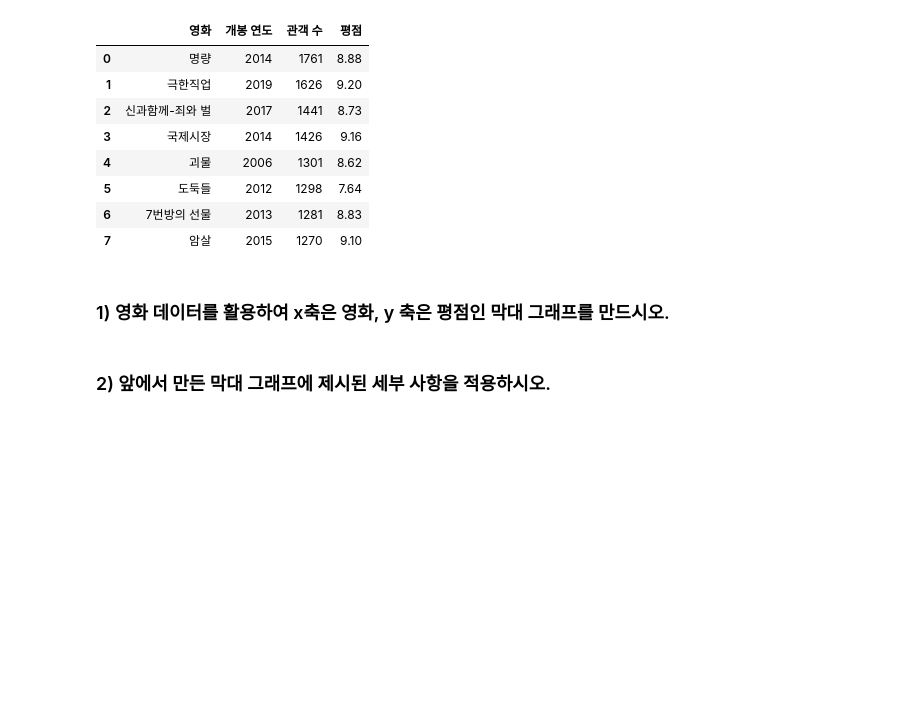
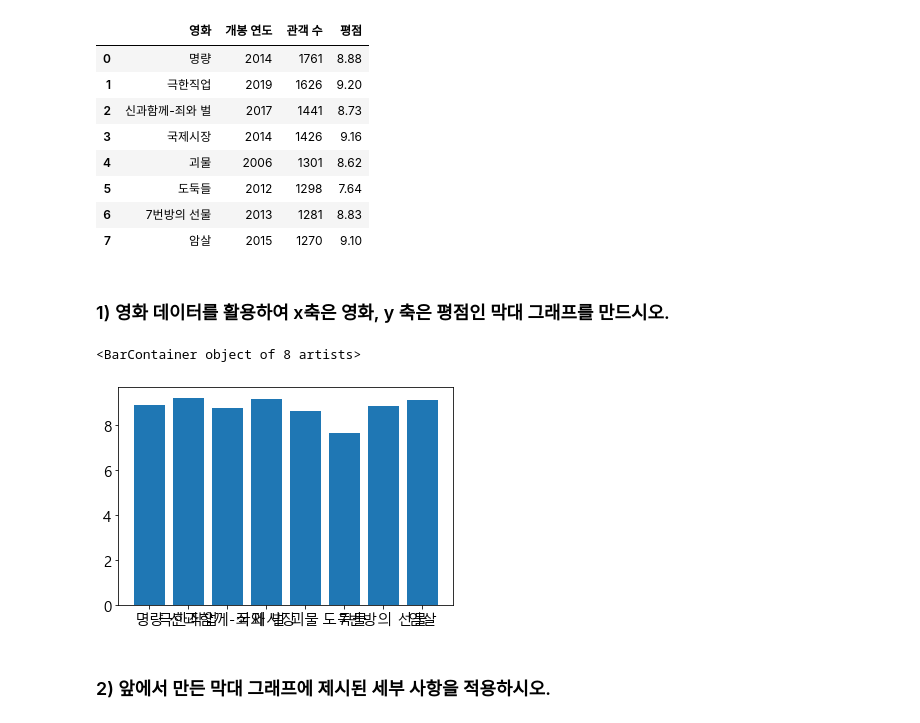
Before and after one commit to geonnny/Python-basic, a Jupyter notebook: Matplotlib/17. 퀴즈.ipynb, the cells around one changed output. Saved outputs shown, nothing was run; the diff lists cells and outputs as text; code cells hidden in the pictures; blank space fills up the shorter version.

```diff
--- a/Matplotlib/17. 퀴즈.ipynb
+++ b/Matplotlib/17. 퀴즈.ipynb
@@ -31,6 +31,11 @@ df
 | 7 | 암살 | 2015 | 1270 | 9.10 |
 # %% [markdown]
 ### 1) 영화 데이터를 활용하여 x축은 영화, y 축은 평점인 막대 그래프를 만드시오.
+# %%
+plt.bar(df['영화'],df['평점'])
+# %% [output]
+<BarContainer object of 8 artists>
+[figure, added]
 # %% [markdown]
 ### 2) 앞에서 만든 막대 그래프에 제시된 세부 사항을 적용하시오.
 # %% [markdown]
```
Also changed, not shown: parts of 8 cells of this notebook.
